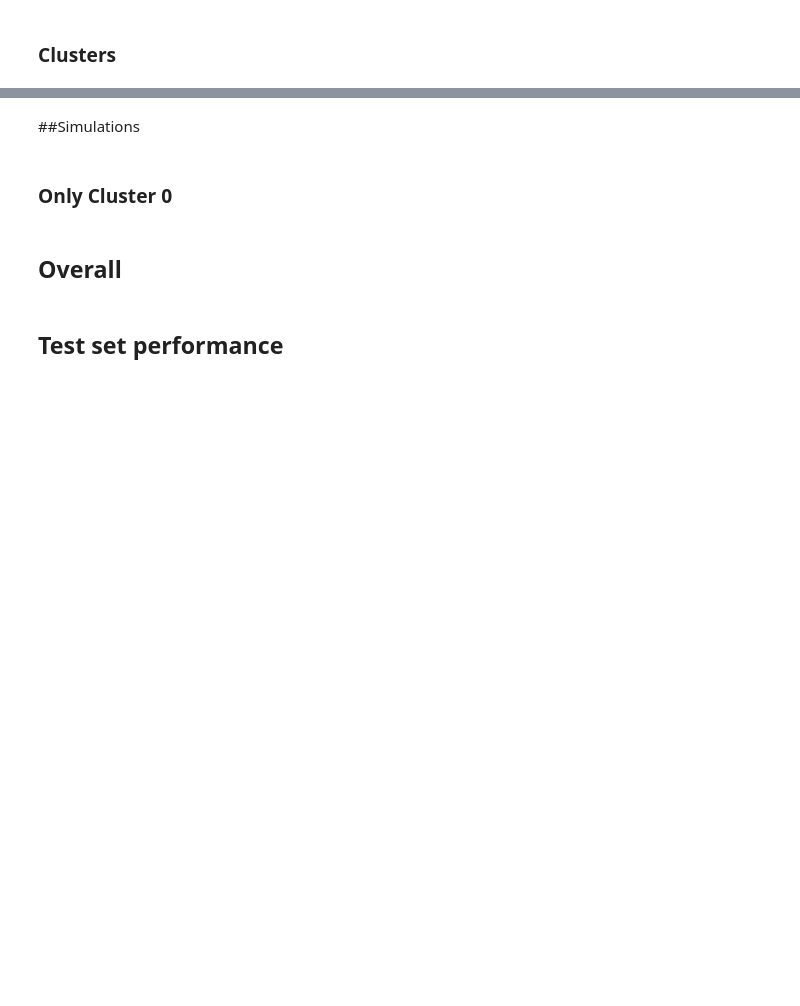
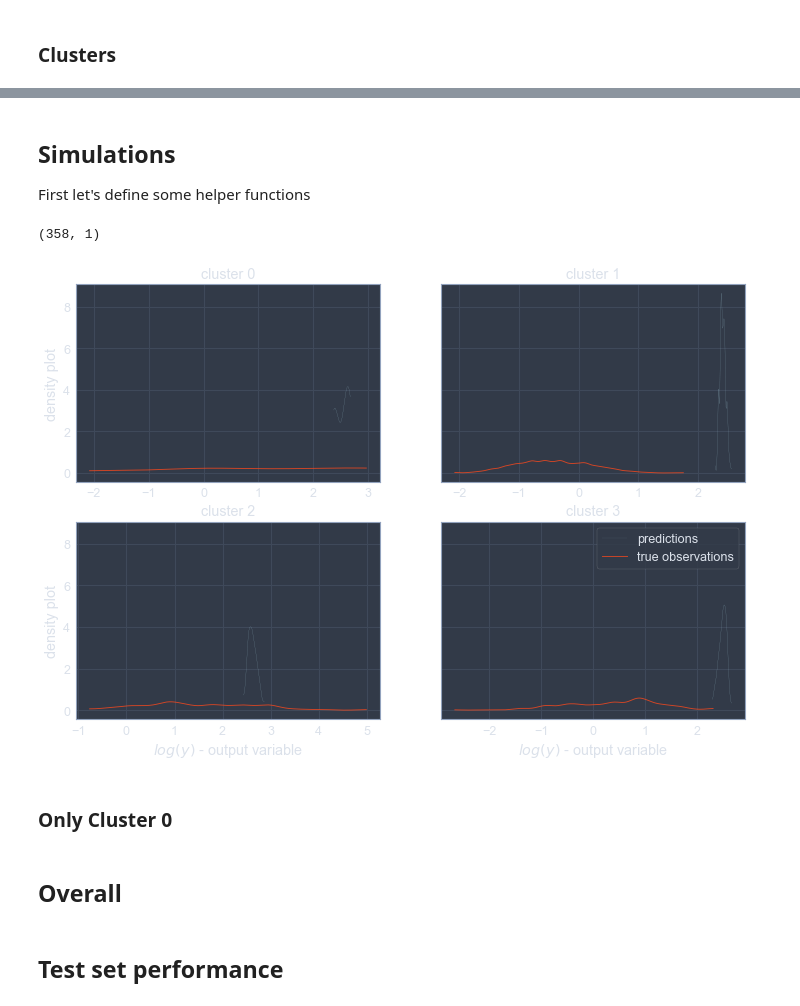
Before and after one commit to ET5003-Group1/ET5003, a Jupyter notebook: Week-3/ET5003_Etivity2_CarlosSiqueiraDoAmaral_20151586.ipynb, the cells around one changed output, grey strips where cells are left out. Drawn from its saved outputs; the diff is of its cells as text; code cells hidden in the pictures; blank space fills up the shorter version.

```diff
--- a/Week-3/ET5003_Etivity2_CarlosSiqueiraDoAmaral_20151586.ipynb
+++ b/Week-3/ET5003_Etivity2_CarlosSiqueiraDoAmaral_20151586.ipynb
@@ -604,2 +675,4 @@ with pm.Model() as model_0:
-# %% [markdown]
-##Simulations
+# %% [markdown]
+## Simulations
+
+First let's define some helper functions
@@ -606,3 +724,38 @@ with pm.Model() as model_0:
+# %%
+y_pred.shape
+# %% [output]
+(358, 1)
+# %%
+fig, axes = plt.subplots(2, 2, figsize=(12, 8), sharex=False, sharey=True)
+piecewise_ppc = []
+y_preds = []
+
+for idx, ax in enumerate(axes.flatten()):
+    y_pred = np.log10(
+        predict(posteriors[idx], X_train_clusters[idx], y_scaler=y_scaler)
+    )
+    y_preds.append(y_pred)
+    idx_ppc = ppc(
+        posteriors[idx]["alpha"],
+        posteriors[idx]["beta"],
+        posteriors[idx]["sigma"],
+        X_train_clusters[idx],
+    )
+    piecewise_ppc.append(idx_ppc)
+
+    # Plotting
+    remove_legend = True if idx != n_clusters - 1 else False
+    plot_ppc(
+        y_train_clusters[idx], y_pred, ax, remove_legend,
+    )
+    ax.set_title(f"cluster {idx}")
+    if idx % 2 == 0:
+        ax.set_ylabel("density plot")
+    if idx > 1:
+        ax.set_xlabel("$log({y})$ - output variable")
+plt.show()
+# %% [output]
+[figure, added]
 # %% [markdown]
 ### Only Cluster 0
 # %% [markdown]
```
Also changed, not shown: parts of 17 cells of this notebook.
